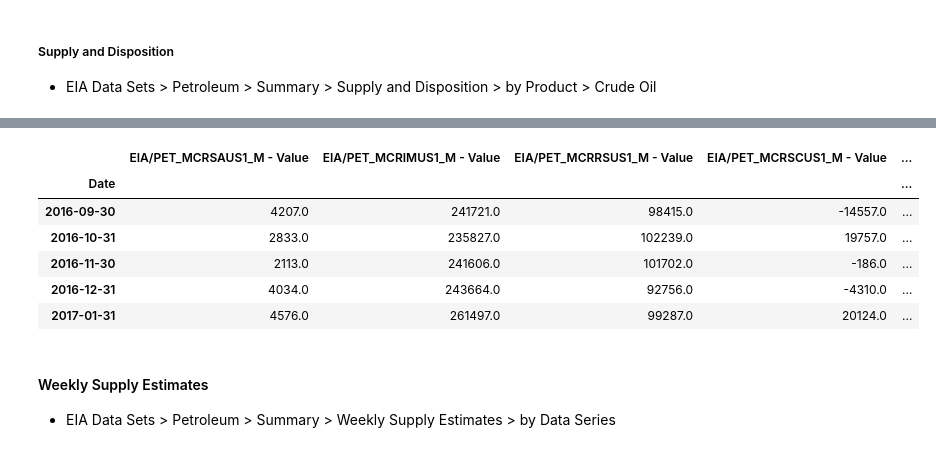
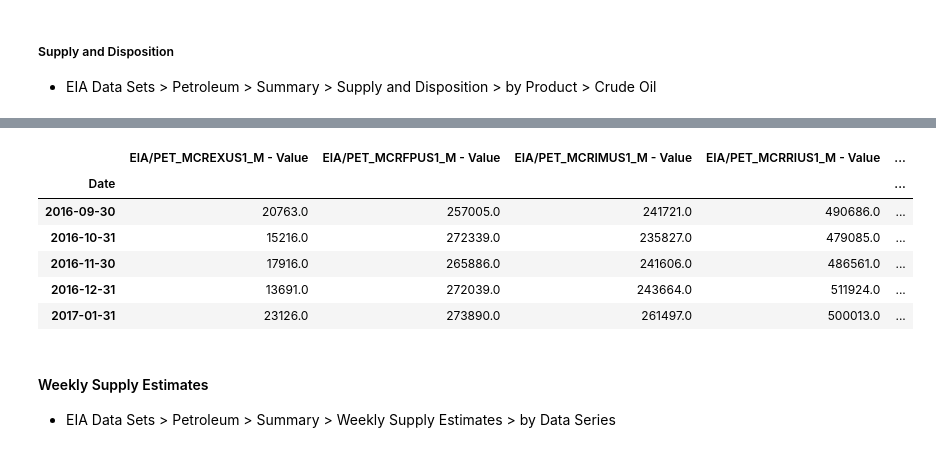
Before and after one commit to limitup/Chipy_Mentorship, a Jupyter notebook: test_sample_set.ipynb, the cells around one changed output, grey strips where cells are left out. Cells and saved outputs as stored; diff of their text form; code cells hidden in the pictures.

```diff
--- a/test_sample_set.ipynb
+++ b/test_sample_set.ipynb
@@ -172,8 +174,8 @@ crude.tail()
 # %%
-summary = eia_codes[eia_codes['API Key'].str.contains('^EIA/PET_MCR.*US1_M$',regex=True)]
-summary = summary.set_index('API Key')
-summary_list = list(summary.index)
-summary
+sd = eia_codes[eia_codes['API Key'].str.contains('^EIA/PET_MCR.*US1_M$',regex=True)]
+sd = sd.set_index('API Key').sort_index()
+sd_list = list(sd.index)
+sd
 # %% [output]
 |  | Description |
 | API Key |  |
@@ -191,14 +193,14 @@ summary
 # %%
-summary_df = quandl.get(summary_list)
-summary_df.tail()
+sd_df = quandl.get(sd_list)
+sd_df.tail()
 # %% [output]
-|  | EIA/PET_MCRSAUS1_M - Value | EIA/PET_MCRIMUS1_M - Value | EIA/PET_MCRRSUS1_M - Value | EIA/PET_MCRSCUS1_M - Value | ... |
+|  | EIA/PET_MCREXUS1_M - Value | EIA/PET_MCRFPUS1_M - Value | EIA/PET_MCRIMUS1_M - Value | EIA/PET_MCRRIUS1_M - Value | ... |
 | Date |  |  |  |  | ... |
-| 2016-09-30 | 4207.0 | 241721.0 | 98415.0 | -14557.0 | ... |
-| 2016-10-31 | 2833.0 | 235827.0 | 102239.0 | 19757.0 | ... |
-| 2016-11-30 | 2113.0 | 241606.0 | 101702.0 | -186.0 | ... |
-| 2016-12-31 | 4034.0 | 243664.0 | 92756.0 | -4310.0 | ... |
-| 2017-01-31 | 4576.0 | 261497.0 | 99287.0 | 20124.0 | ... |
+| 2016-09-30 | 20763.0 | 257005.0 | 241721.0 | 490686.0 | ... |
+| 2016-10-31 | 15216.0 | 272339.0 | 235827.0 | 479085.0 | ... |
+| 2016-11-30 | 17916.0 | 265886.0 | 241606.0 | 486561.0 | ... |
+| 2016-12-31 | 13691.0 | 272039.0 | 243664.0 | 511924.0 | ... |
+| 2017-01-31 | 23126.0 | 273890.0 | 261497.0 | 500013.0 | ... |
 # %% [markdown]
 #### Weekly Supply Estimates
 - EIA Data Sets > Petroleum > Summary > Weekly Supply Estimates > by Data Series
```
Also changed, not shown: parts of 17 cells of this notebook.
